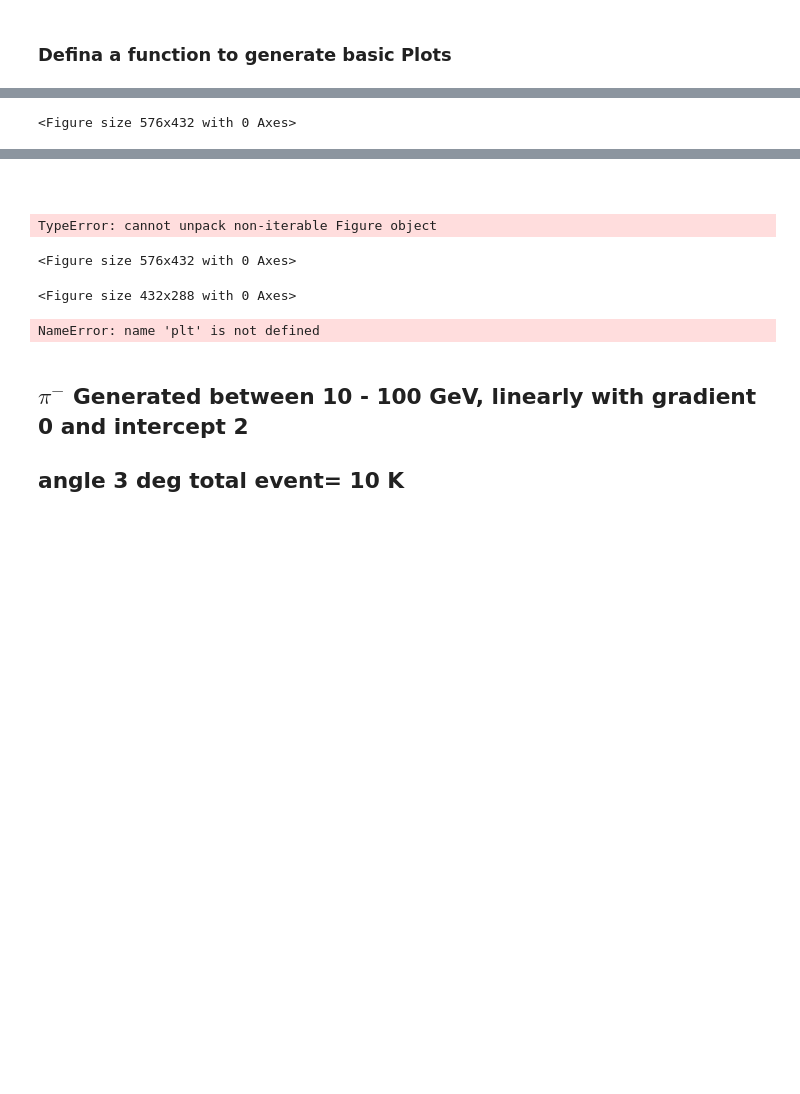
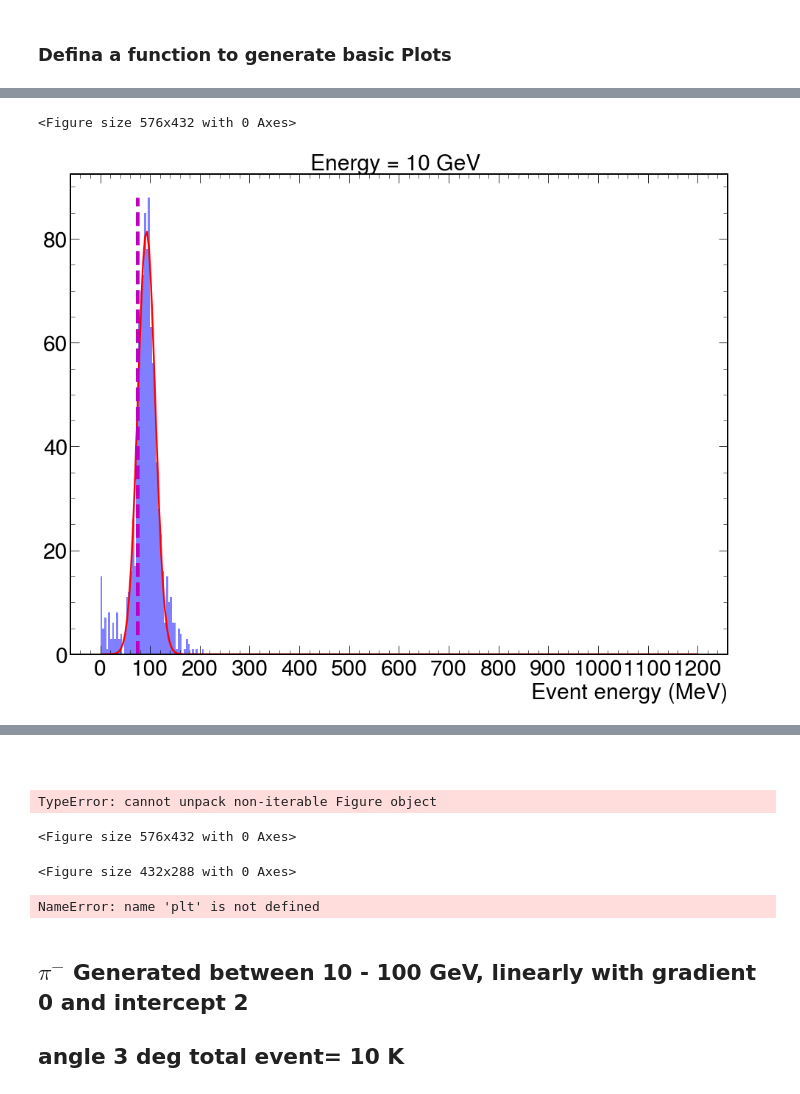
Before and after one commit to bk806714/EIC_Analysis, a Jupyter notebook: hitAnalysis.ipynb, the cells around one changed output, grey strips where cells are left out. Cells and saved outputs as stored; diff of their text form; code cells hidden in the pictures; blank space fills up the shorter version.

Commit message:
leakage included

```diff
--- a/hitAnalysis.ipynb
+++ b/hitAnalysis.ipynb
@@ -40,14 +46,25 @@ plt.rcParams.update(params)
 # %%
+#### CHOOSE ELECTRON OR PION ('electron' and 'Pion')
+
 particle='Pion'
+#particle='electron'
+
+
 if particle=='Pion':
     FilePathReco="/home/bishnu/EIC/Data/Pion/"
+
 elif particle=='electron':
     FilePathReco="/home/bishnu/EIC/Data/electron/"
 
+## PATH WHERE FIGURE ARE SAVED
+PathToPlot='/home/bishnu/UCR_EIC/Plots/'
 Energy_Threshold=0.06 #(Mev)
 Time_Threshold=200 #ns
 MIP=0.6 #GeV
 Gev_To_MeV=1000
+Sigma_For_leakage=3
+Mean_pions=[]
+Mean_electrons=[]
 # %% [markdown]
 ### Defina a function to generate basic Plots
 # %%
@@ -145,15 +294,19 @@ def get_resolution(good_energy,energy_plot):
 # %%
-#energies=[10,20,30,50,60,80,100]
+energies=[10,20,30,50,60,80,100]
 #events=[5,5,5,5,20,5,5]
-energies=[10,20]
-events=[5,5]
+#energies=[20]
+
 
 
 means=[]
 stds=[]
 resolutions=[]
-for ienergy,ievent in zip(energies,events):
-    FileName="rec_cal_outputG0_{0}_{1}K_3Deg.edm4hep.root".format(ienergy,ievent)
+resolution_errors=[]
+means_error=[]
+stds_error=[]
+leaks_per=[]
+for ienergy in energies:
+    FileName="rec_cal_outputG0_{0}_5K_3Deg.edm4hep.root".format(ienergy)
 
     events=ur.open(f"{FilePathReco}{FileName}:events")
     events.keys()
@@ -163,8 +316,8 @@ for ienergy,ievent in zip(energies,events):
     time = (arrays['HcalEndcapPInsertHitsReco.time'][:]) # in ns
     #time = (ak.flatten(arrays['HcalEndcapPInsertHitsReco.time'][:])) # in ns
     PosRecoX = (arrays['HcalEndcapPInsertHitsReco.position.x'])/10.0
-    PosRecoY = (arrays['HcalEndcapPInsertHitsReco.position.y'])/10.
-    PosRecoZ= (arrays['HcalEndcapPInsertHitsReco.position.z'])/10.
+    PosRecoY = (arrays['HcalEndcapPInsertHitsReco.position.y'])/10.0
+    PosRecoZ= (arrays['HcalEndcapPInsertHitsReco.position.z'])/10.0
 
 
     cut_primary = arrays["MCParticles.generatorStatus"]==1
@@ -172,6 +325,7 @@ for ienergy,ievent in zip(energies,events):
     py = arrays['MCParticles.momentum.y'][cut_primary]
     pz = arrays['MCParticles.momentum.z'][cut_primary]
     mass = arrays["MCParticles.mass"][cut_primary]
+    ID=arrays['MCParticles.PDG']#[cut_primary]
 
     #Calculate generated primary particle properties
     mom = np.sqrt(px**2+py**2+pz**2)
@@ -184,20 +338,62 @@ for ienergy,ievent in zip(energies,events):
     ene_good=ene[mask]
 
     print(FileName)
-    '''
+
     ##### For RESOLUTION PLOTS #######
-    mean, std=get_resolution(ene_good, ienergy)
+    mean, std, mean_error, sigma_error, leak_per, leak_per_error=get_resolution(ene_good, ienergy)
 
     #energy_distribution_1D(ene)
     #XY_plot2D(PosRecoX,PosRecoY)
-    resolution=(std/mean)*100
+    resolution=(std/mean)
+    resolution_error=(np.sqrt((sigma_error/std)**2 + (mean_error/mean)**2))*resolution
     means.append(mean)
     stds.append(std)
+    means_error.append(mean_error)
+    stds_error.append(sigma_error)
     resolutions.append(resolution)
+    resolution_errors.append(resolution_error)
+    leaks_per.append(leak_per)
     #print(means,stds, resolution)
-    print(means)
-    print(stds)
-    print(resolution)
+    #print(mean, '  mean error  ', mean_error, '  std  ',  std  , '  sigma_error ',   sigma_error , '  res   ', resolution, ' res err  ', resolution_error)
+    #print(stds)
+    #print(leak_per)
+
+
+
+    ### FOR ONE DIMENSIONAL DISTRIBUTION
+    #SECOND ARGUMENT =Energy  input 'Energy'
+    #                  = X/Y/Z pos        '(x/y/z)_pos'
+
     '''
+    energy_distribution_1D(ene,'Energy',ienergy,particle)
+
+    energy_distribution_1D(ene,'x_pos',ienergy,particle)
+    energy_distribution_1D(ene,'y_pos',ienergy,particle)
+    XY_plot2D(PosRecoX,PosRecoY, ienergy, particle)
+
+    '''
+    #energy_distribution_1D(ene,'z_pos',ienergy,particle)
+
+
+
+
+if particle=='Pions':
+    Mean_pions=means.copy()
+elif particle=='electron':
+    Mean_electrons=means.copy()
+else:
+    print("What is your particle")
+
+plot_resolution(mean, std, means_error, stds_error, resolutions, resolution_errors, leak_per,leak_per_error)
+
+#print(means, particle)
+print(means)
+
+
+print(means_error)
+print(resolutions)
+print(resolution_errors)
+
+#print(resolutions,resolution_errors)
 # %% [output]
 rec_cal_outputG0_10_5K_3Deg.edm4hep.root
@@ -205 +400,2 @@ rec_cal_outputG0_20_5K_3Deg.edm4hep.root
 <Figure size 576x432 with 0 Axes>
+[figure, added]
```
Also changed, not shown: parts of 18 cells of this notebook, 3 other files.
